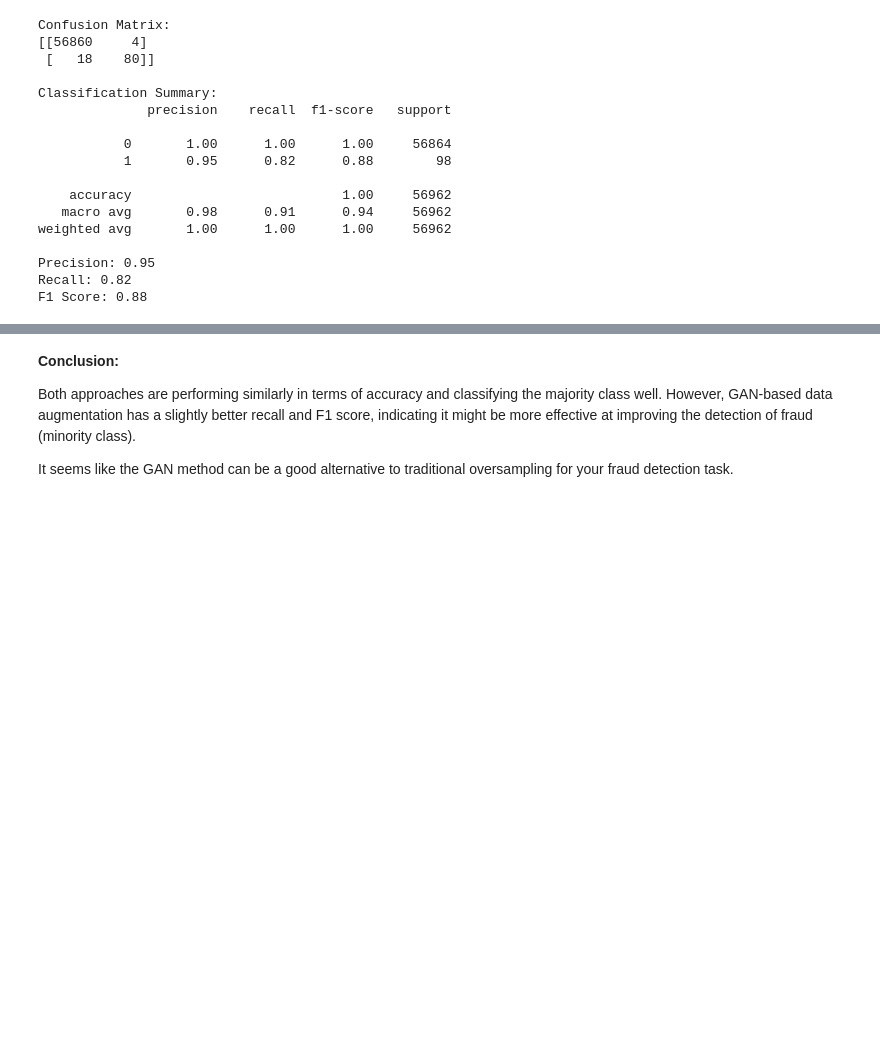
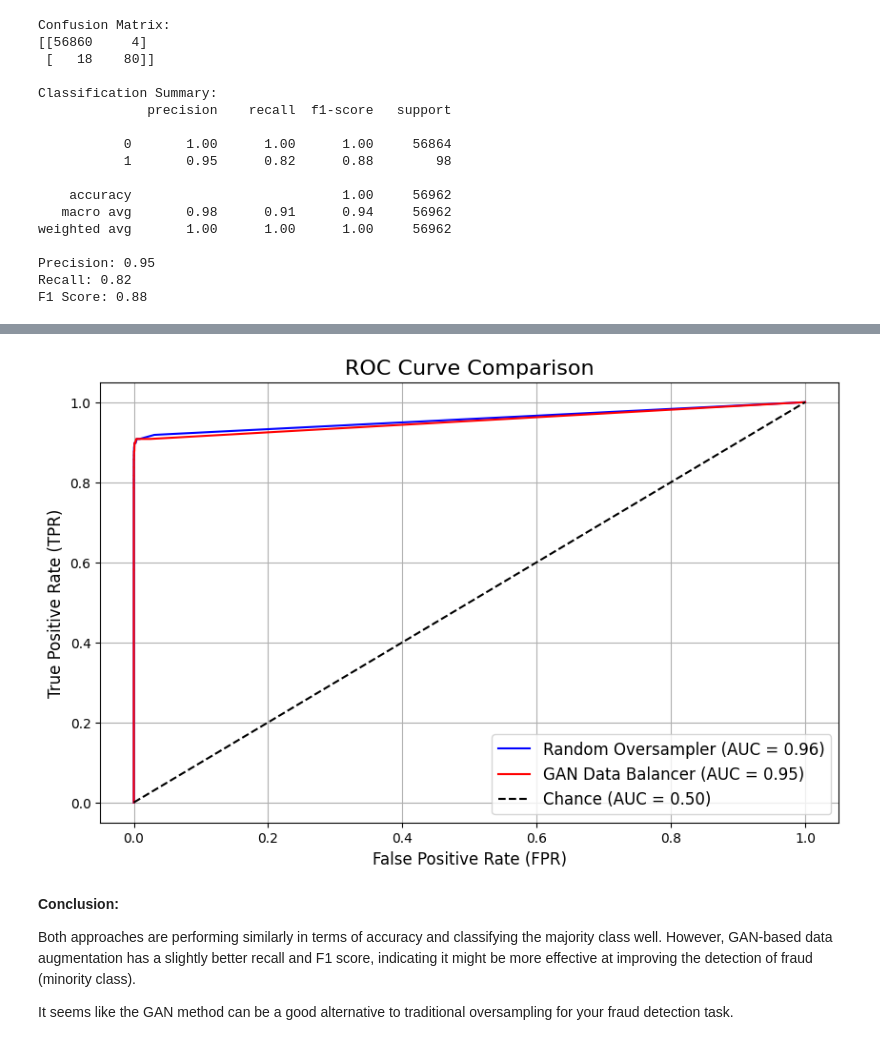
Before and after one commit to ReyhaneTaj/GANs, a Jupyter notebook: Fraud_GANs.ipynb, the cells around one changed output, grey strips where cells are left out. Drawn from its saved outputs; the diff is of its cells as text; code cells hidden in the pictures; blank space fills up the shorter version.

```diff
--- a/Fraud_GANs.ipynb
+++ b/Fraud_GANs.ipynb
@@ -284,0 +326,41 @@ F1 Score: 0.86
+# %%
+import matplotlib.pyplot as plt
+from sklearn.metrics import roc_curve, auc, confusion_matrix, classification_report, precision_score, recall_score, f1_score
+from sklearn.ensemble import RandomForestClassifier
+from imblearn.over_sampling import RandomOverSampler  # Ensure this package is installed
+
+# Baseline Evaluation with Random Oversampling
+oversampler = RandomOverSampler(sampling_strategy=0.05, random_state=42)
+X_train_oversampled_ros, y_train_oversampled_ros = oversampler.fit_resample(X_train, y_train)
+
+ros_model = RandomForestClassifier(random_state=42)
+ros_model.fit(X_train_oversampled_ros, y_train_oversampled_ros)
+
+y_pred_proba_ros = ros_model.predict_proba(X_test)[:, 1]
+fpr_ros, tpr_ros, _ = roc_curve(y_test, y_pred_proba_ros)
+roc_auc_ros = auc(fpr_ros, tpr_ros)
+
+# Evaluation with GAN Data Balancer
+gan_oversampler = GANDataBalancer(sampling_strategy=0.05, random_state=42, latent_dim=400)
+X_train_oversampled_gan, y_train_oversampled_gan = gan_oversampler.fit_resample(X=X_train, y=y_train)
+
+gan_model = RandomForestClassifier(random_state=42)
+gan_model.fit(X_train_oversampled_gan, y_train_oversampled_gan)
+
+y_pred_proba_gan = gan_model.predict_proba(X_test)[:, 1]
+fpr_gan, tpr_gan, _ = roc_curve(y_test, y_pred_proba_gan)
+roc_auc_gan = auc(fpr_gan, tpr_gan)
+
+# Plot ROC Curves
+plt.figure(figsize=(10, 6))
+plt.plot(fpr_ros, tpr_ros, label=f"Random Oversampler (AUC = {roc_auc_ros:.2f})", color="blue")
+plt.plot(fpr_gan, tpr_gan, label=f"GAN Data Balancer (AUC = {roc_auc_gan:.2f})", color="red")
+plt.plot([0, 1], [0, 1], 'k--', label="Chance (AUC = 0.50)")
+
+plt.title("ROC Curve Comparison", fontsize=16)
+plt.xlabel("False Positive Rate (FPR)", fontsize=12)
+plt.ylabel("True Positive Rate (TPR)", fontsize=12)
+plt.legend(loc="lower right", fontsize=12)
+plt.grid()
+plt.show()
+# %% [output]
@@ -285,3 +385,4 @@ F1 Score: 0.86
+[figure, added]
 # %% [markdown]
 **Conclusion:**
 
```
Also changed, not shown: parts of 3 cells of this notebook.
